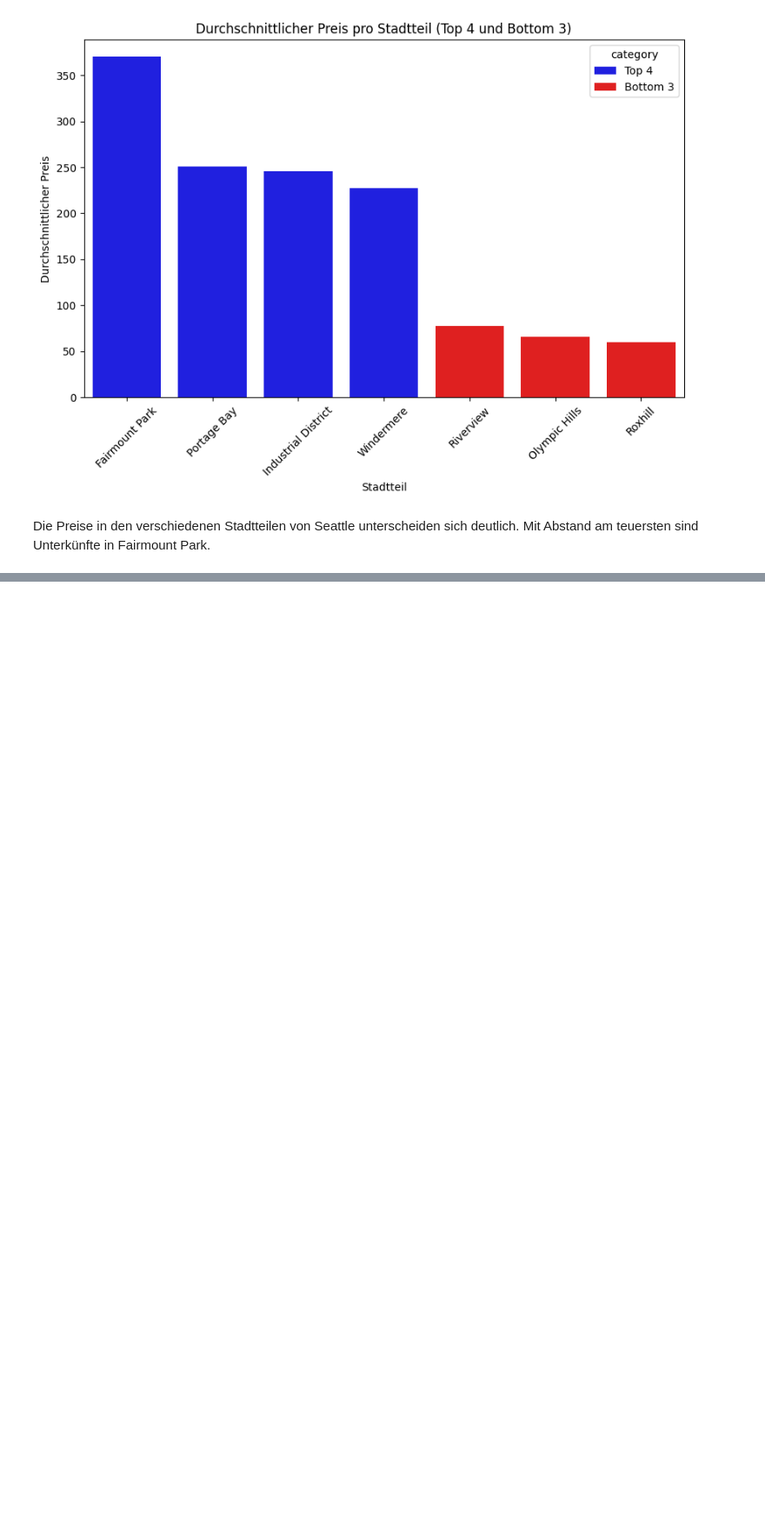
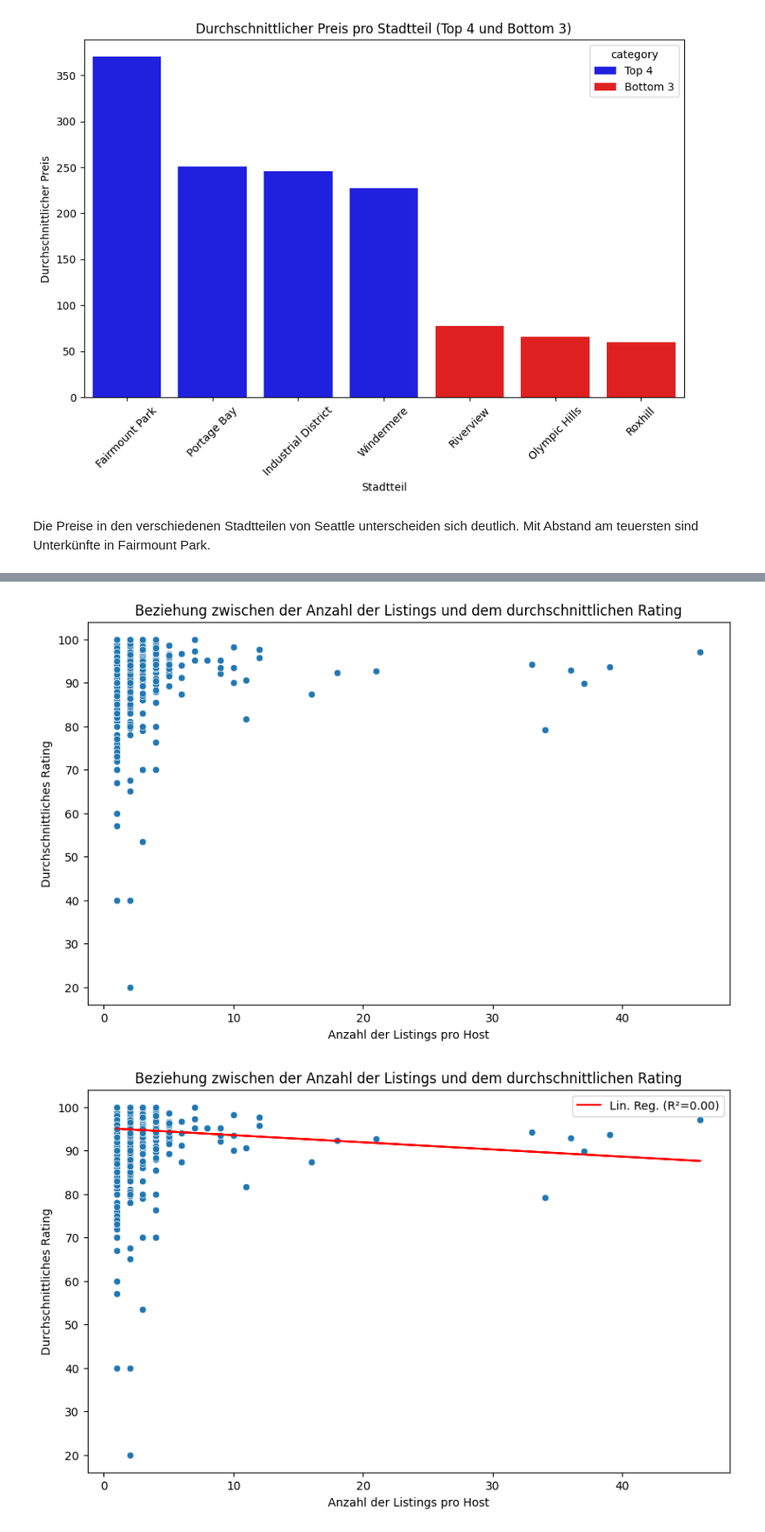
Before and after one commit to michael-zeller/udacity_cd0017_intro_ds_c2, a Jupyter notebook: seattle_airbnb.ipynb, the cells around one changed output, grey strips where cells are left out. Shown at 87% size. Cells and saved outputs as stored; diff of their text form; code cells hidden in the pictures; blank space fills up the shorter version.

Commit message:
scatterplot anzahl der listings zu rating

```diff
--- a/seattle_airbnb.ipynb
+++ b/seattle_airbnb.ipynb
@@ -248,0 +257,39 @@ Die Preise in den verschiedenen Stadtteilen von Seattle unterscheiden sich deutl
+# %%
+# Anzahl der Listings pro Host berechnen
+listings_per_host = listings.groupby('host_id').size().reset_index(name='listings_count')
+
+# Durchschnittliches Rating pro Host berechnen
+average_rating_per_host = listings.groupby('host_id')['review_scores_rating'].mean().reset_index(name='average_rating')
+
+# Zusammenführen der DataFrames listings_per_host und average_rating_per_host anhand der host_id
+listings_and_ratings = pd.merge(listings_per_host, average_rating_per_host, on='host_id', how='left')
+
+# Scatterplot erstellen, um die Beziehung zwischen der Anzahl der Listings und dem durchschnittlichen Rating zu visualisieren
+plt.figure(figsize=(10, 6))
+sns.scatterplot(x='listings_count', y='average_rating', data=listings_and_ratings)
+plt.title('Beziehung zwischen der Anzahl der Listings und dem durchschnittlichen Rating')
+plt.xlabel('Anzahl der Listings pro Host')
+plt.ylabel('Durchschnittliches Rating')
+plt.show()
+
+# Berechnen der linearen Regression, um die Beziehung zwischen der Anzahl der Listings und dem durchschnittlichen Rating zu approximieren
+from scipy.stats import linregress
+
+# Entfernen von NaN-Werten
+listings_and_ratings_clean = listings_and_ratings.dropna(subset=['average_rating'])
+
+# Lineare Regression berechnen
+slope, intercept, r_value, p_value, std_err = linregress(listings_and_ratings_clean['listings_count'], listings_and_ratings_clean['average_rating'])
+
+# Scatterplot mit Regressionslinie erstellen
+plt.figure(figsize=(10, 6))
+sns.scatterplot(x='listings_count', y='average_rating', data=listings_and_ratings_clean)
+plt.plot(listings_and_ratings_clean['listings_count'], intercept + slope * listings_and_ratings_clean['listings_count'], 'r', label=f'Lin. Reg. (R²={r_value**2:.2f})')
+plt.title('Beziehung zwischen der Anzahl der Listings und dem durchschnittlichen Rating')
+plt.xlabel('Anzahl der Listings pro Host')
+plt.ylabel('Durchschnittliches Rating')
+plt.legend()
+plt.show()
+# %% [output]
+[figure, added]
+[figure, added]
```
Also changed, not shown: parts of 2 cells of this notebook.
